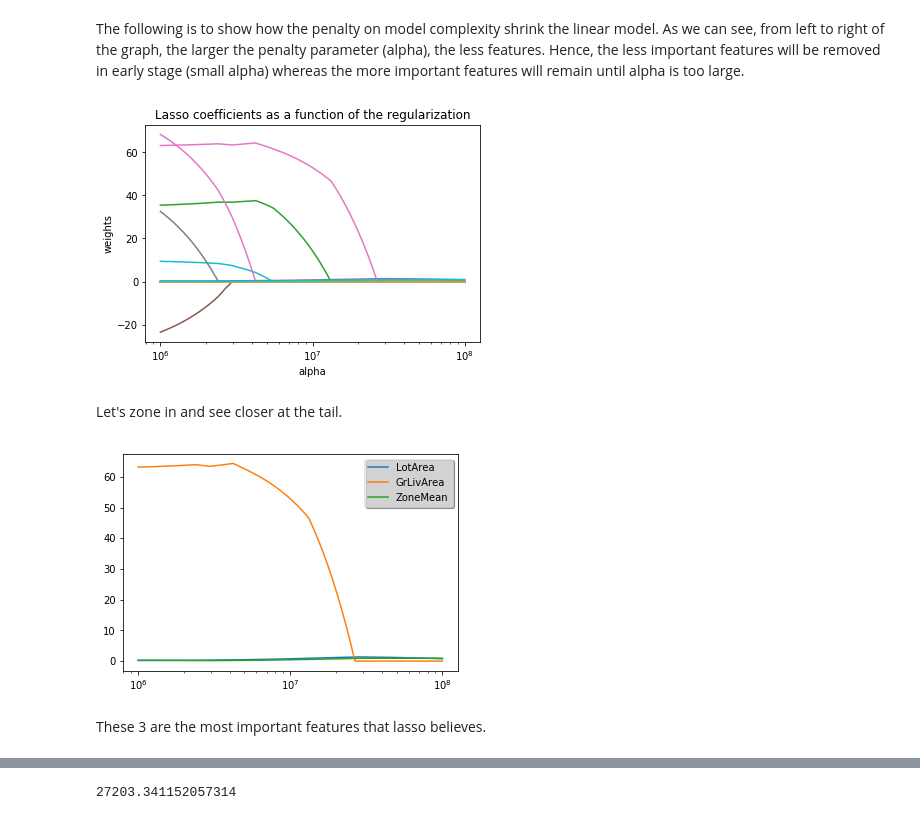
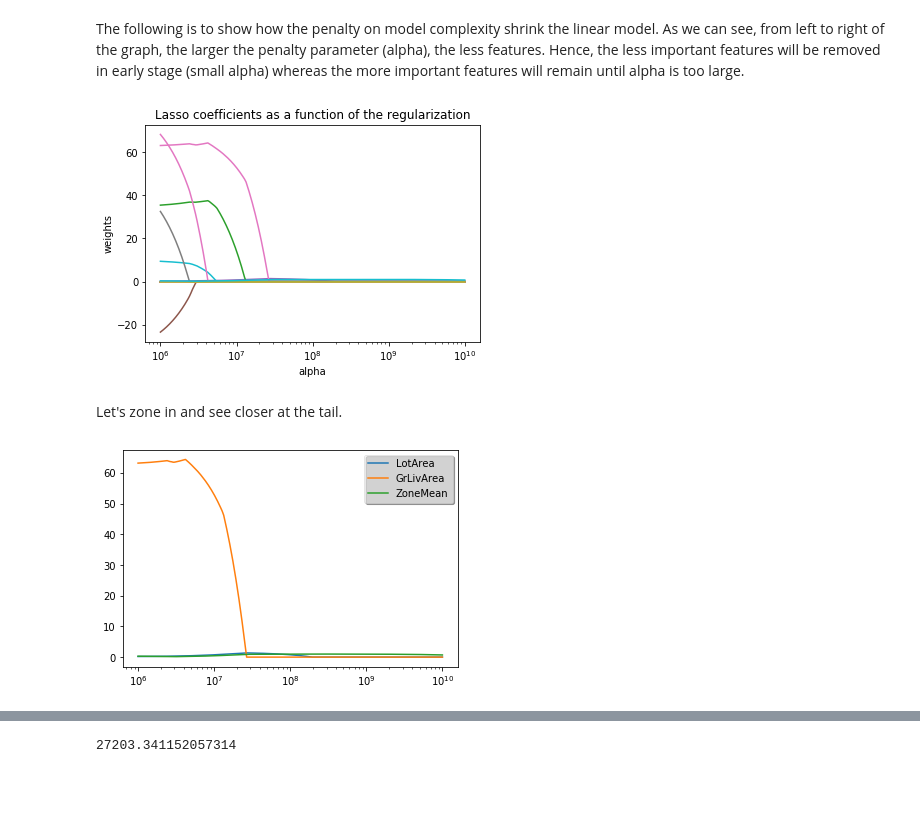
Before and after one commit to Phoebe0222/MLSA-workshops-2020-student, a Jupyter notebook: supervised-learning/workshop-SL02-Regression.ipynb, the cells around one changed output, grey strips where cells are left out. Cells and saved outputs as stored; diff of their text form; code cells hidden in the pictures; blank space fills up the shorter version.

```diff
--- a/supervised-learning/workshop-SL02-Regression.ipynb
+++ b/supervised-learning/workshop-SL02-Regression.ipynb
@@ -158,26 +163,26 @@ The following is to show how the penalty on model complexity shrink the linear m
 # %%
 # creating a grid of alphas
 n_alphas = 200
-alphas = np.logspace(6, 8, n_alphas) #alpha ranging from 10^6 to 10^8
+alphas = np.logspace(6, 10, n_alphas) #alpha ranging from 10^6 to 10^10
 # fitting lasso with different alphas
 coefs = []
 feat = []
 for a in alphas:
     lasso = linear_model.Lasso(alpha=a, fit_intercept=False)
     lasso.fit(X_train,Y_train)
     coefs.append(lasso.coef_)
     feat.append(X_train.columns[lasso.coef_ != 0])
 # plotting alphas against coefficients of features
 ax = plt.gca()
 ax.plot(alphas, coefs)
 ax.set_xscale('log')
 plt.xlabel('alpha')
 plt.ylabel('weights')
 plt.title('Lasso coefficients as a function of the regularization')
 plt.axis('tight')
 plt.show()
 # %% [output]
-[figure, old version]
+[figure, new version]
 # %% [markdown]
 Let's zone in and see closer at the tail.
 # %%
@@ -195,6 +200,4 @@ ax.set_xscale('log')
 leg = plt.legend(shadow=True, fancybox=True)
 leg.get_frame().set_alpha(0.5)
 # %% [output]
-[figure, old version]
+[figure, new version]
-# %% [markdown]
-These 3 are the most important features that lasso believes.
```
Also changed, not shown: parts of 8 cells of this notebook, 24 other files.
